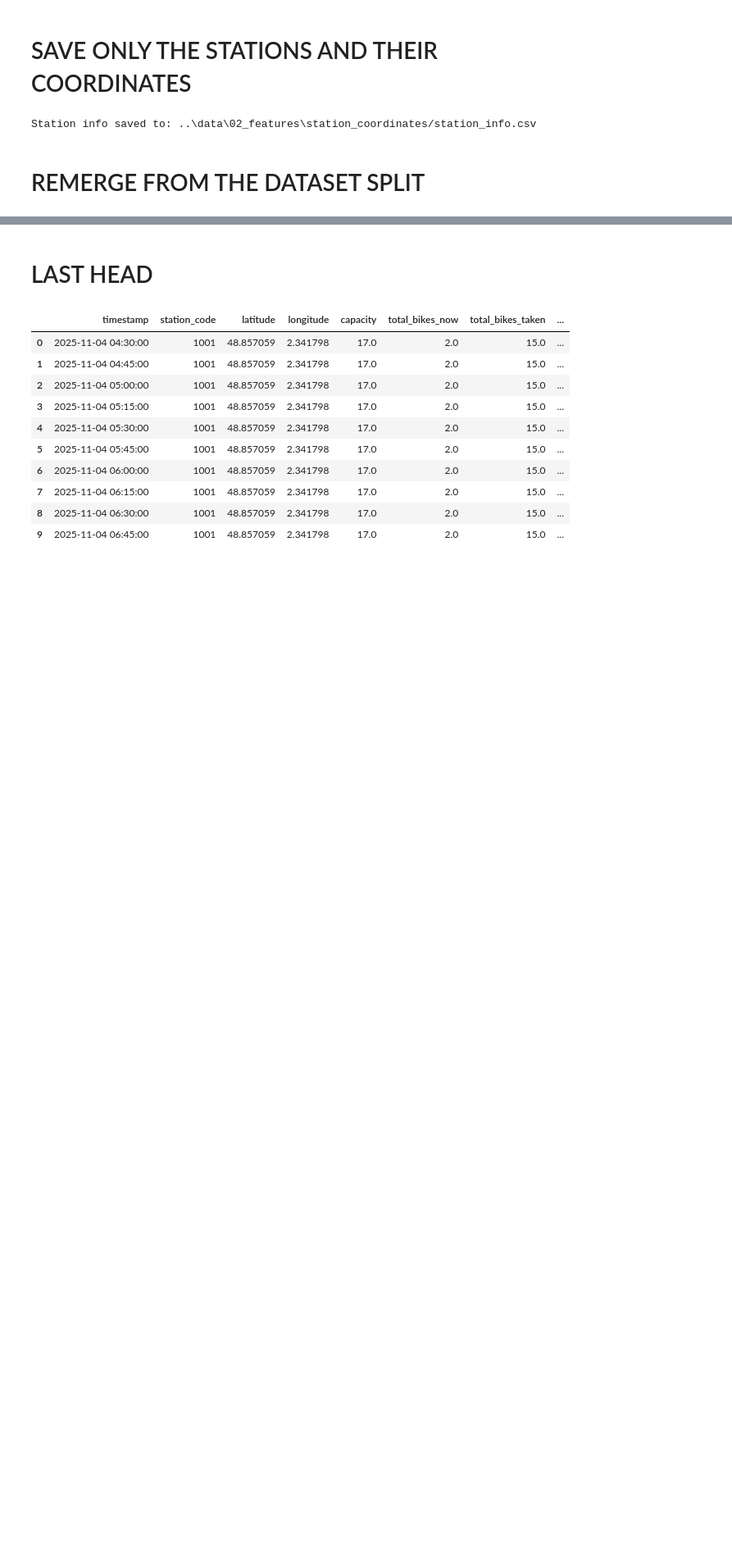
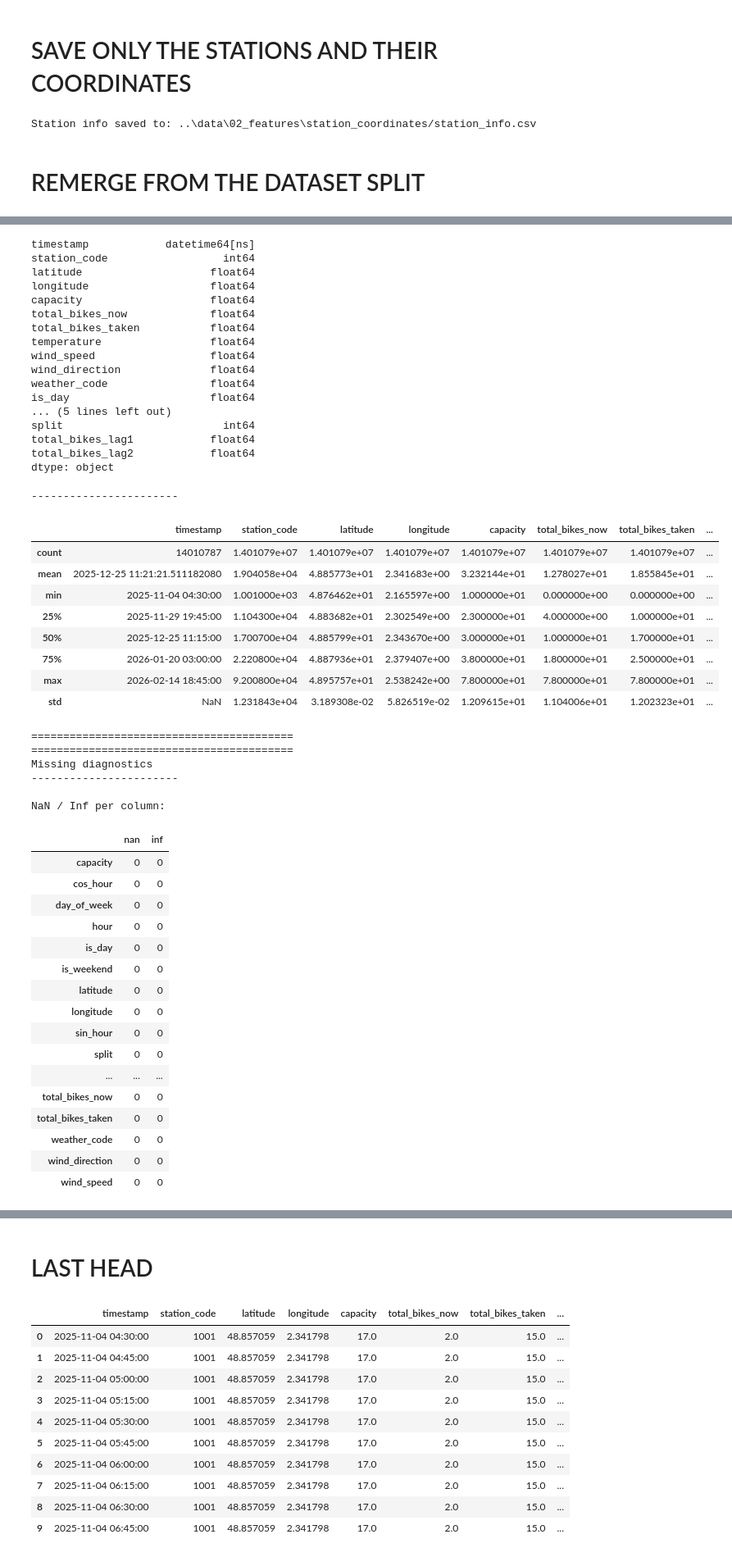
Before and after one commit to EmirhanFaruk/Projet-DALAS, a Jupyter notebook: prepare_data/prepare_data.ipynb, the cells around one changed output, grey strips where cells are left out. Shown at 82% size. Cells and saved outputs as stored; diff of their text form; code cells hidden in the pictures; blank space fills up the shorter version.

```diff
--- a/prepare_data/prepare_data.ipynb
+++ b/prepare_data/prepare_data.ipynb
@@ -2154,0 +2197,4 @@ log_pipeline_step(df_final, "Final Dataset Concatenation")
+# %%
+print_df(df_final)
+print_missing(df_final)
+# %% [output]
@@ -2154,0 +2214,50 @@ log_pipeline_step(df_final, "Final Dataset Concatenation")
+timestamp            datetime64[ns]
+station_code                  int64
+latitude                    float64
+longitude                   float64
+capacity                    float64
+total_bikes_now             float64
+total_bikes_taken           float64
+temperature                 float64
+wind_speed                  float64
+wind_direction              float64
+weather_code                float64
+is_day                      float64
+... (5 lines left out)
+split                         int64
+total_bikes_lag1            float64
+total_bikes_lag2            float64
+dtype: object
+-----------------------
+|  | timestamp | station_code | latitude | longitude | capacity | total_bikes_now | total_bikes_taken | ... |
+| count | 14010787 | 1.401079e+07 | 1.401079e+07 | 1.401079e+07 | 1.401079e+07 | 1.401079e+07 | 1.401079e+07 | ... |
+| mean | 2025-12-25 11:21:21.511182080 | 1.904058e+04 | 4.885773e+01 | 2.341683e+00 | 3.232144e+01 | 1.278027e+01 | 1.855845e+01 | ... |
+| min | 2025-11-04 04:30:00 | 1.001000e+03 | 4.876462e+01 | 2.165597e+00 | 1.000000e+01 | 0.000000e+00 | 0.000000e+00 | ... |
+| 25% | 2025-11-29 19:45:00 | 1.104300e+04 | 4.883682e+01 | 2.302549e+00 | 2.300000e+01 | 4.000000e+00 | 1.000000e+01 | ... |
+| 50% | 2025-12-25 11:15:00 | 1.700700e+04 | 4.885799e+01 | 2.343670e+00 | 3.000000e+01 | 1.000000e+01 | 1.700000e+01 | ... |
+| 75% | 2026-01-20 03:00:00 | 2.220800e+04 | 4.887936e+01 | 2.379407e+00 | 3.800000e+01 | 1.800000e+01 | 2.500000e+01 | ... |
+| max | 2026-02-14 18:45:00 | 9.200800e+04 | 4.895757e+01 | 2.538242e+00 | 7.800000e+01 | 7.800000e+01 | 7.800000e+01 | ... |
+| std | NaN | 1.231843e+04 | 3.189308e-02 | 5.826519e-02 | 1.209615e+01 | 1.104006e+01 | 1.202323e+01 | ... |
+=========================================
+=========================================
+Missing diagnostics
+-----------------------
+
+NaN / Inf per column:
+|  | nan | inf |
+| capacity | 0 | 0 |
+| cos_hour | 0 | 0 |
+| day_of_week | 0 | 0 |
+| hour | 0 | 0 |
+| is_day | 0 | 0 |
+| is_weekend | 0 | 0 |
+| latitude | 0 | 0 |
+| longitude | 0 | 0 |
+| sin_hour | 0 | 0 |
+| split | 0 | 0 |
+| ... | ... | ... |
+| total_bikes_now | 0 | 0 |
+| total_bikes_taken | 0 | 0 |
+| weather_code | 0 | 0 |
+| wind_direction | 0 | 0 |
+| wind_speed | 0 | 0 |
```
Also changed, not shown: parts of 47 cells of this notebook, 10 other files.
